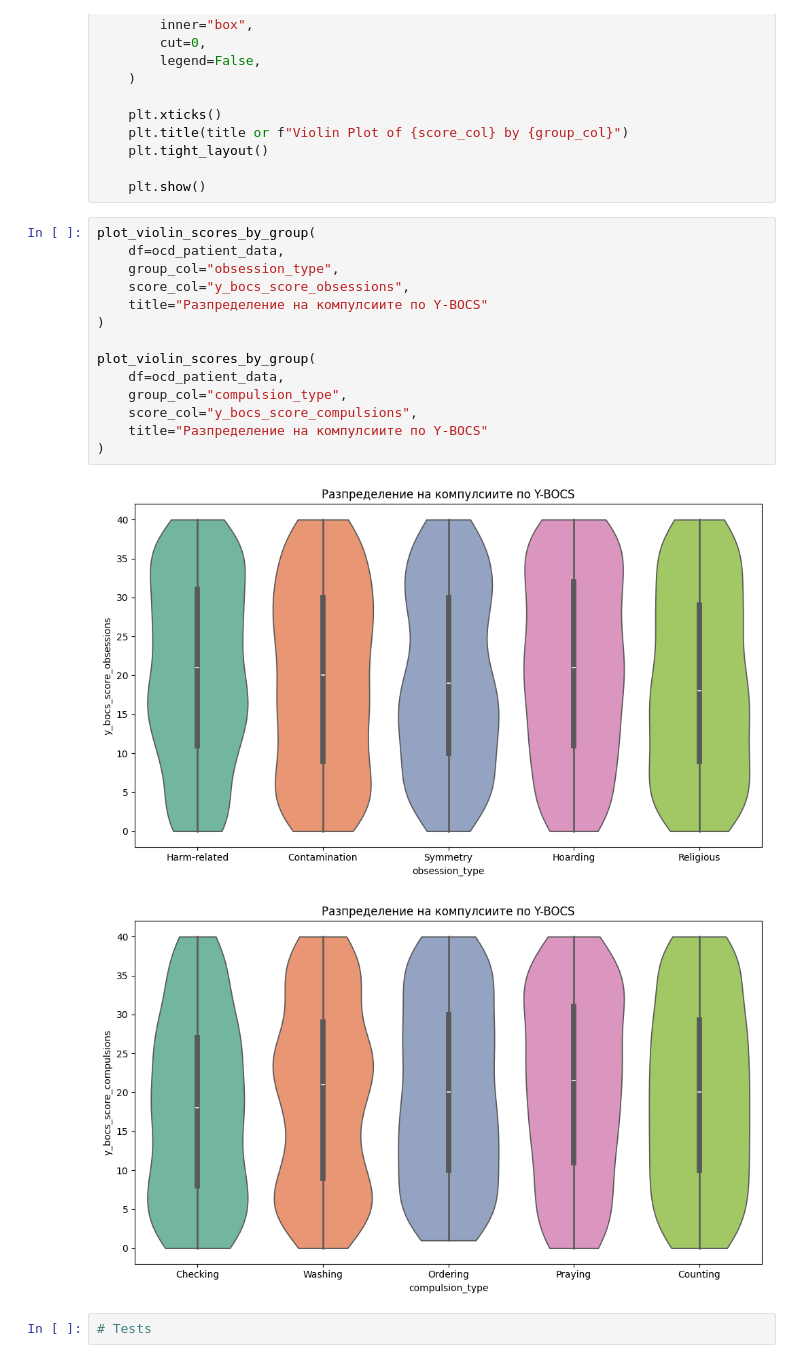
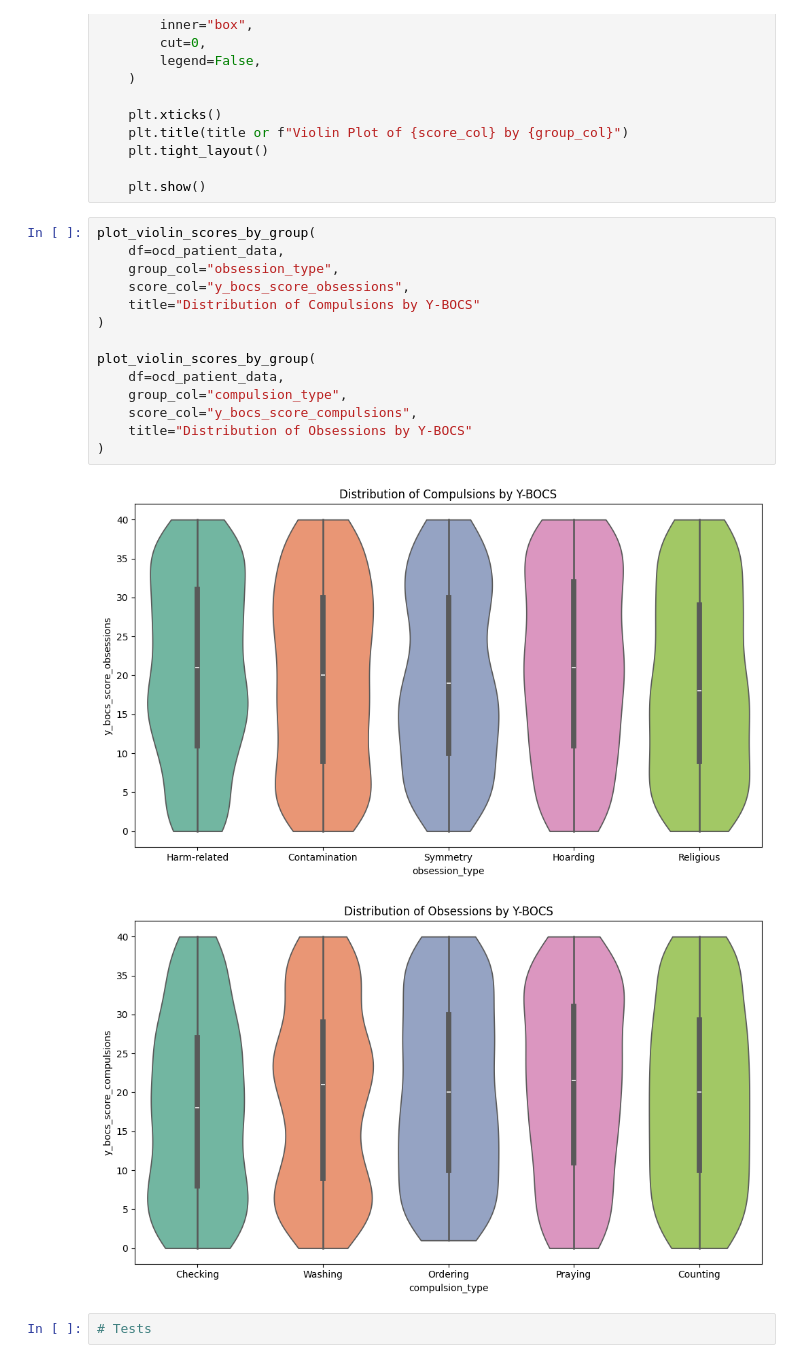
Before and after one commit to VladoDev03/mental-cognitive-disorders-analysis, a Jupyter notebook: disorders-analysis/disorders-analysis.ipynb, the cells around one changed output. Cells and saved outputs as stored; diff of their text form.

```diff
--- a/disorders-analysis/disorders-analysis.ipynb
+++ b/disorders-analysis/disorders-analysis.ipynb
@@ -1091,20 +1191,20 @@ def plot_violin_scores_by_group(df, group_col, score_col, title=None, figsize=(1
 # %%
 plot_violin_scores_by_group(
     df=ocd_patient_data,
     group_col="obsession_type",
     score_col="y_bocs_score_obsessions",
-    title="Разпределение на компулсиите по Y-BOCS"
+    title="Distribution of Compulsions by Y-BOCS"
 )
 
 plot_violin_scores_by_group(
     df=ocd_patient_data,
     group_col="compulsion_type",
     score_col="y_bocs_score_compulsions",
-    title="Разпределение на компулсиите по Y-BOCS"
+    title="Distribution of Obsessions by Y-BOCS"
 )
 # %% [output]
-[figure, old version]
+[figure, new version]
-[figure, old version]
+[figure, new version]
 # %%
 # Tests
 # %% [markdown]
```
Also changed, not shown: parts of 33 cells of this notebook.
